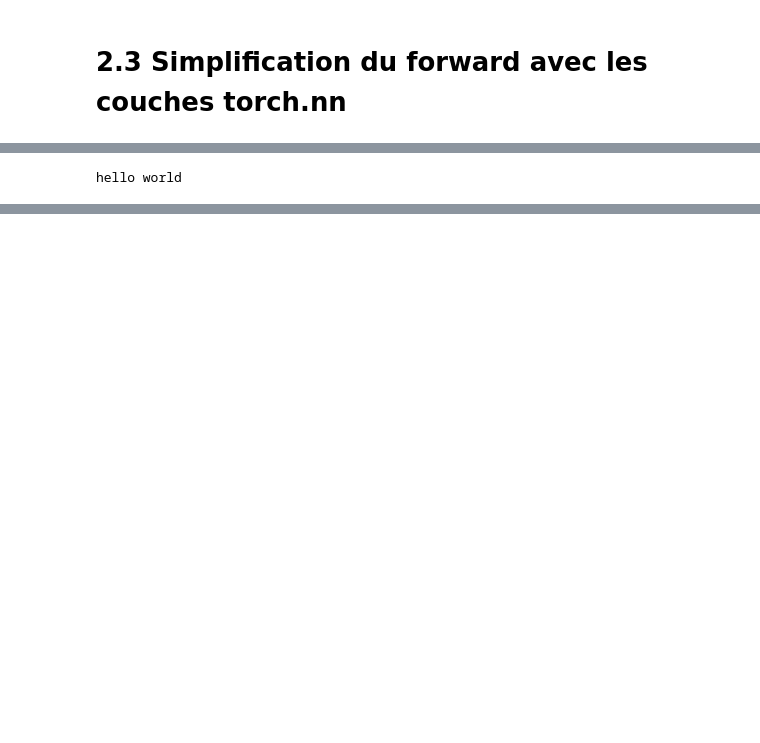
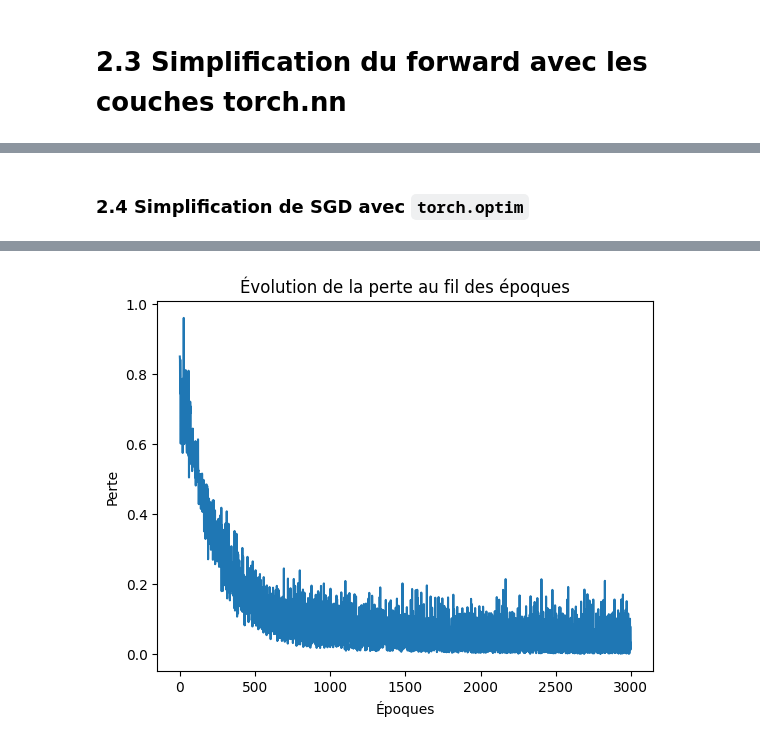
Before and after one commit to Sennah-Marouane/Lab1_DL, a Jupyter notebook: lab1 dl.ipynb, the cells around one changed output, grey strips where cells are left out. Cells and saved outputs as stored; diff of their text form; code cells hidden in the pictures; blank space fills up the shorter version.

```diff
--- a/lab1 dl.ipynb
+++ b/lab1 dl.ipynb
@@ -931,4 +931,2 @@ plt.show()
-# %%
-print("hello world")
-# %% [output]
-hello world
+# %% [markdown]
+### 2.4  Simplification de SGD avec <code>torch.optim</code>
@@ -934,0 +942,68 @@ hello world
+# %%
+def loss_accuracy(model, loss_fn, X, Y):
+    Yhat = model(X)
+    L = loss_fn(Yhat, Y)
+    # Calcul des indices de la classe prédite
+    _, predicted_classes = torch.max(Yhat, 1)
+    _, true_classes = torch.max(Y, 1)
+
+    # Calcul de la précision
+    acc = torch.mean((predicted_classes == true_classes).float())
+
+    return L, acc
+# %%
+# Paramètres de l'entraînement
+N_epoch = 300  # Nombre d'époques
+batch_size = 10  # Taille du batch
+N = 100  # Taille des données
+eta = 0.01  # Taux d'apprentissage
+
+# Génération et préparation des données
+X, Y = make_classification(n_samples=N, n_features=2, n_informative=2, n_redundant=0, random_state=42)
+X_tensor = torch.tensor(X.T, dtype=torch.float32)  # Transposer X pour correspondre aux attentes de PyTorch
+Y_tensor = torch.tensor(Y, dtype=torch.int64)
+Y_one_hot = F.one_hot(Y_tensor).float().t()  # One-hot encoding et transposition pour obtenir (classes, exemples)
+
+# Initialiser les paramètres du réseau
+# params = init_params(2, 5, Y_one_hot.size(0))
+
+model, loss_fn, optimizer = init_model(2, 5, Y_one_hot.size(0),eta)
+
+# Boucle d'entraînement
+loss_history = []
+for epoch in range(N_epoch):
+    # Mélange aléatoire des indices des données
+    permutation = torch.randperm(N)
+    X_shuffled = X_tensor[:, permutation]
+    Y_shuffled = Y_one_hot[:, permutation]
+
+    # Boucle sur les mini-batchs
+    for i in range(0, N, batch_size):
+        # Sélection des mini-batchs
+        X_batch = X_shuffled[:, i:i + batch_size].t()  # Transposition pour batch x features
+        Y_batch = Y_shuffled[:, i:i + batch_size].t()  # Transposition pour batch x classes
+
+
+        loss, acc = loss_accuracy(model, loss_fn, X_batch, Y_batch)
+
+
+        # Backward pass
+        optimizer.zero_grad()
+        loss.backward()
+        optimizer.step()
+
+
+        # Enregistrement de la perte
+        loss_history.append(loss.item())
+
+    # Affichage de la perte et de la précision pour chaque époque
+    print(f"Époque {epoch + 1}: Perte = {loss.item()}, Précision = {acc.item() * 100}%")
+
+
+# Affichage de la courbe de perte après l'entraînement
+plt.plot(loss_history)
+plt.xlabel('Époques')
+plt.ylabel('Perte')
+plt.title('Évolution de la perte au fil des époques')
+plt.show()
+# %% [output]
@@ -934,0 +1027 @@ hello world
+[figure, added]
```
Also changed, not shown: parts of 7 cells of this notebook.
